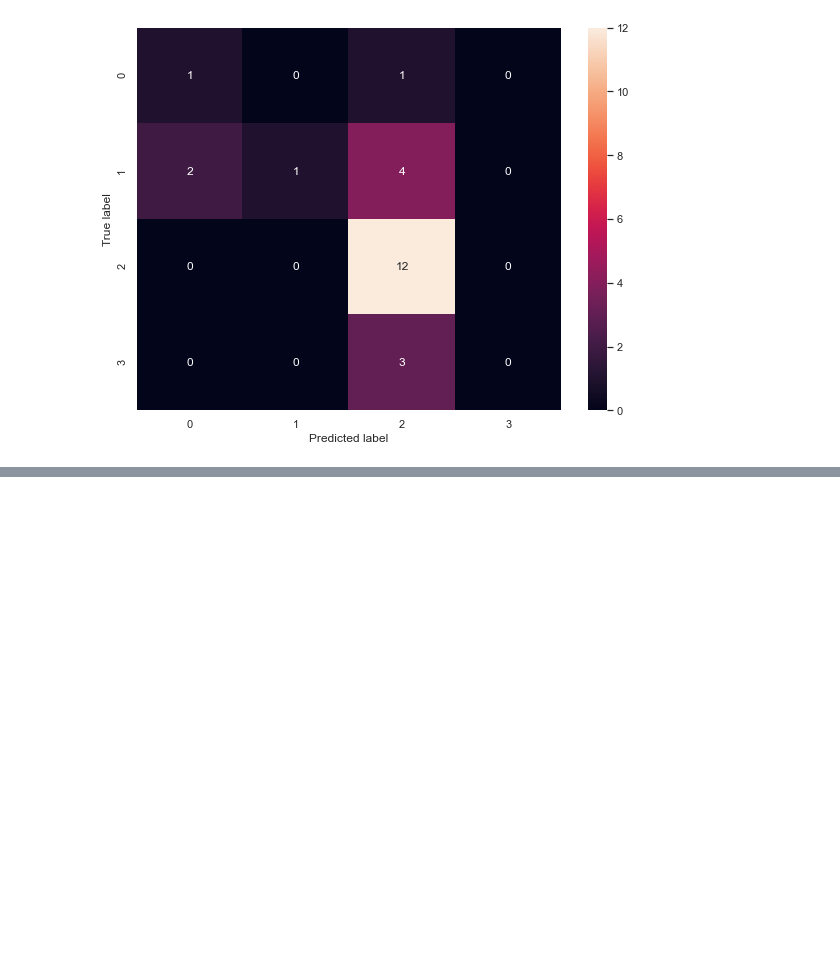
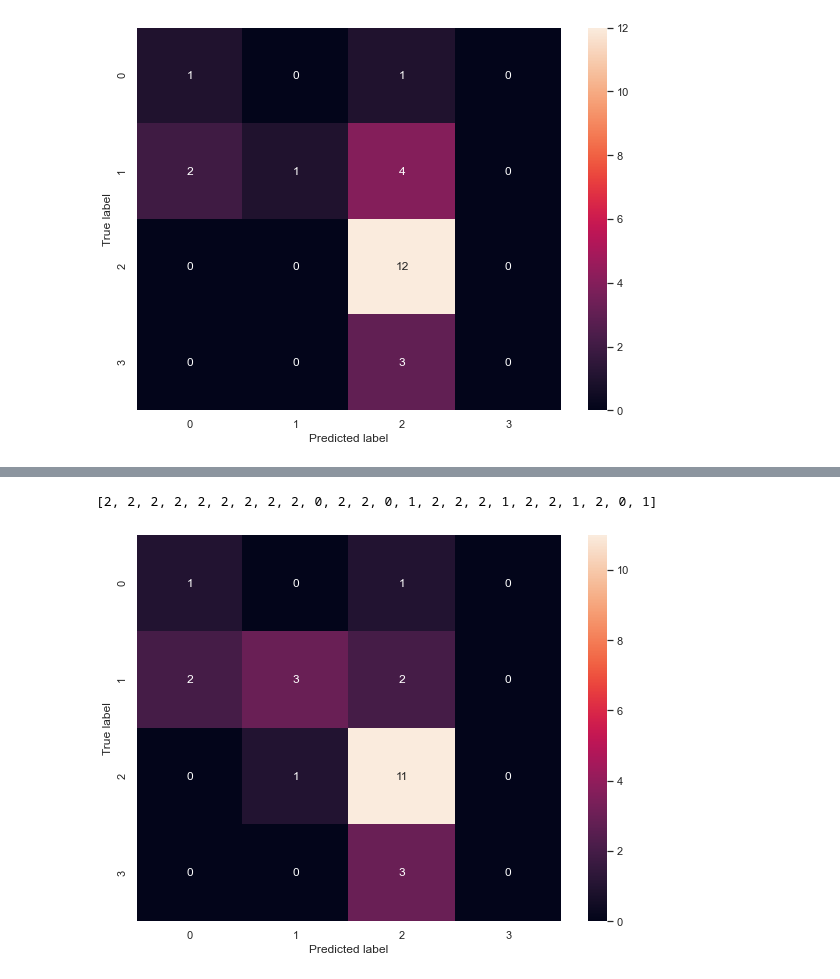
Before and after one commit to MohamedNennouche/COPD-Detection, a Jupyter notebook: COPD-one-1D-signal.ipynb, the cells around one changed output, grey strips where cells are left out. Saved outputs shown, nothing was run; the diff lists cells and outputs as text; code cells hidden in the pictures; blank space fills up the shorter version.

```diff
--- a/COPD-one-1D-signal.ipynb
+++ b/COPD-one-1D-signal.ipynb
@@ -765,0 +768,3 @@ plt.show()
+# %%
+y_cap_tot = y_cap1 + y_cap2 + y_cap3 + y_cap4 + y_cap5 + y_cap6 + y_cap7 + y_cap8
+y_cap_tot
@@ -765,0 +789,3 @@ plt.show()
+# %%
+y_cap_tot = y_cap_tot.tolist()
+y_cap_tot
@@ -765,0 +810,18 @@ plt.show()
+# %%
+y_tot = list()
+for i in range(len(y_cap_tot)) :
+    y_tot.append(np.argmax(y_cap_tot[i]))
+y_tot
+# %% [output]
+[2, 2, 2, 2, 2, 2, 2, 2, 2, 0, 2, 2, 0, 1, 2, 2, 2, 1, 2, 2, 1, 2, 0, 1]
+# %%
+con_mat = tf.math.confusion_matrix(labels=labels_test, predictions=y_tot).numpy()
+sns.set_theme(style='darkgrid')
+plt.figure(figsize=(8, 6))
+sns.heatmap(con_mat, annot=True)
+plt.tight_layout()
+plt.ylabel('True label')
+plt.xlabel('Predicted label')
+plt.show()
+# %% [output]
+[figure, added]
```
Also changed, not shown: parts of 7 cells of this notebook, 2 other files.
